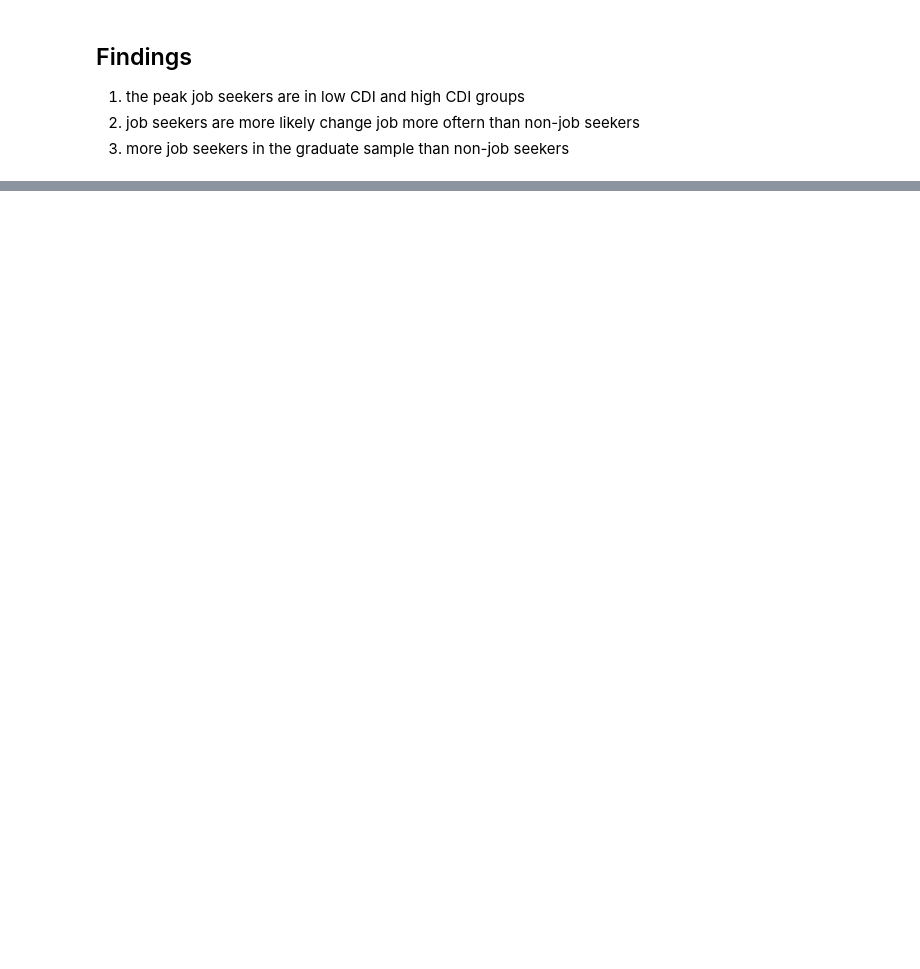
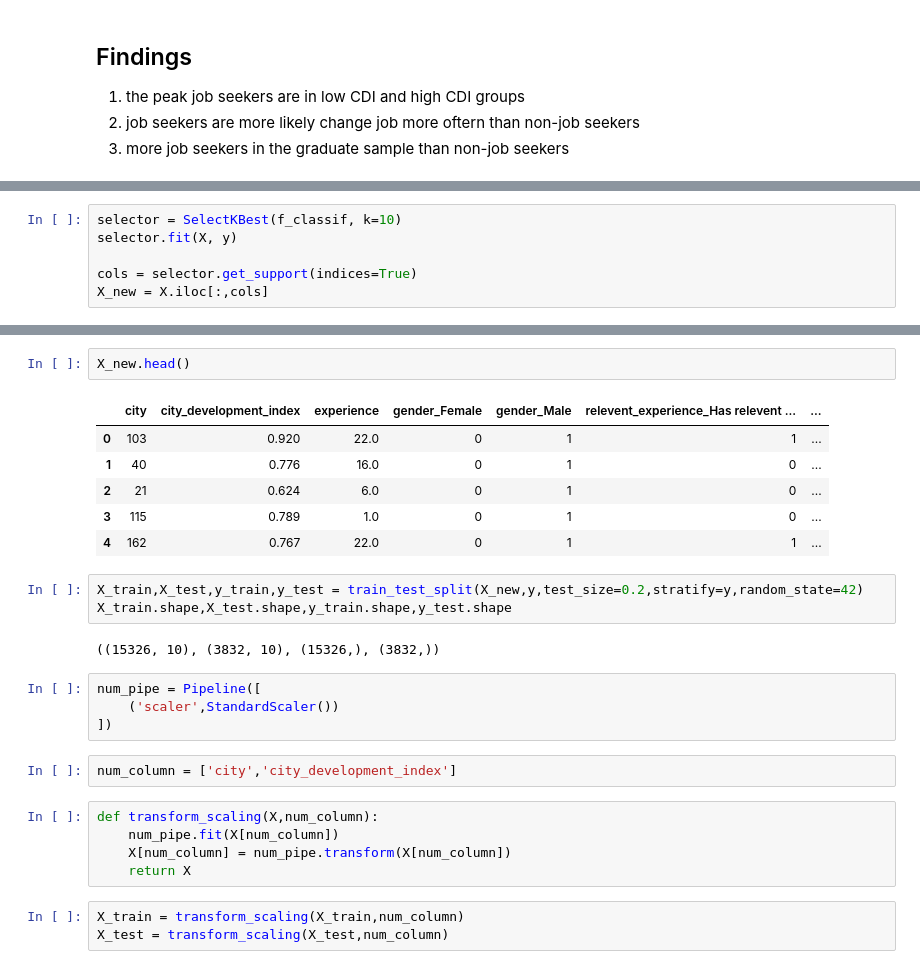
Before and after one commit to carina-chen/HR-Analytics, a Jupyter notebook: HR_data_viz_and_prediction.ipynb, the cells around one changed output, grey strips where cells are left out. Drawn from its saved outputs; the diff is of its cells as text; blank space fills up the shorter version.

```diff
--- a/HR_data_viz_and_prediction.ipynb
+++ b/HR_data_viz_and_prediction.ipynb
@@ -463,0 +526,6 @@ ax.legend(legend_labels, ["Non-Job Seeker", "Job Seeker"], ncol=1, bbox_to_ancho
+# %%
+selector = SelectKBest(f_classif, k=10)
+selector.fit(X, y)
+
+cols = selector.get_support(indices=True)
+X_new = X.iloc[:,cols]
@@ -463,0 +542,28 @@ ax.legend(legend_labels, ["Non-Job Seeker", "Job Seeker"], ncol=1, bbox_to_ancho
+# %%
+X_new.head()
+# %% [output]
+|  | city | city_development_index | experience | gender_Female | gender_Male | relevent_experience_Has relevent ... | ... |
+| 0 | 103 | 0.920 | 22.0 | 0 | 1 | 1 | ... |
+| 1 | 40 | 0.776 | 16.0 | 0 | 1 | 0 | ... |
+| 2 | 21 | 0.624 | 6.0 | 0 | 1 | 0 | ... |
+| 3 | 115 | 0.789 | 1.0 | 0 | 1 | 0 | ... |
+| 4 | 162 | 0.767 | 22.0 | 0 | 1 | 1 | ... |
+# %%
+X_train,X_test,y_train,y_test = train_test_split(X_new,y,test_size=0.2,stratify=y,random_state=42)
+X_train.shape,X_test.shape,y_train.shape,y_test.shape
+# %% [output]
+((15326, 10), (3832, 10), (15326,), (3832,))
+# %%
+num_pipe = Pipeline([
+    ('scaler',StandardScaler())
+])
+# %%
+num_column = ['city','city_development_index']
+# %%
+def transform_scaling(X,num_column):
+    num_pipe.fit(X[num_column])
+    X[num_column] = num_pipe.transform(X[num_column])
+    return X
+# %%
+X_train = transform_scaling(X_train,num_column)
+X_test = transform_scaling(X_test,num_column)
```
Also changed, not shown: parts of 38 cells of this notebook.
